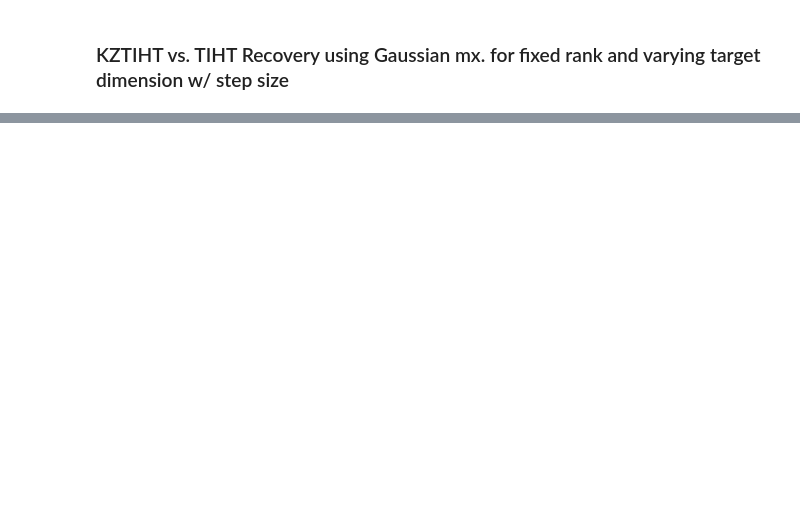
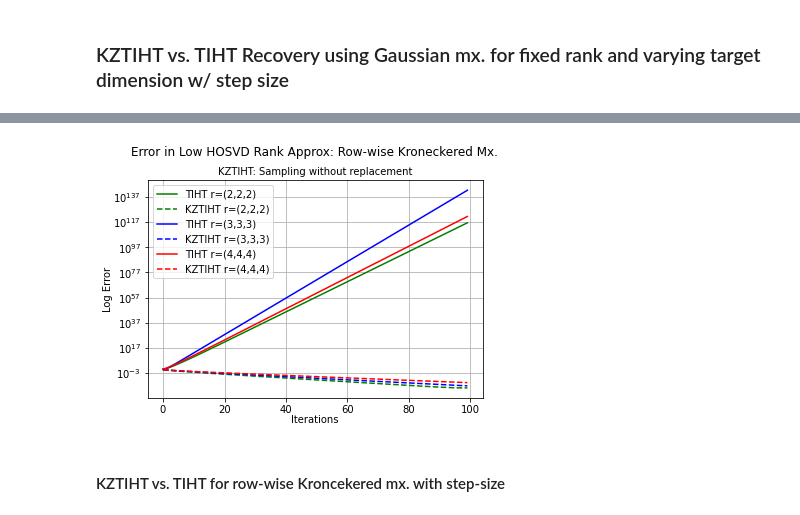
Before and after one commit to shambhavi-suri/Tensor-Recovery, a Jupyter notebook: KZTIHT Convergence Plots.ipynb, the cells around one changed output, grey strips where cells are left out. Saved outputs shown, nothing was run; the diff lists cells and outputs as text; code cells hidden in the pictures; blank space fills up the shorter version.

```diff
--- a/KZTIHT Convergence Plots.ipynb
+++ b/KZTIHT Convergence Plots.ipynb
@@ -303,0 +464,31 @@ data.to_csv('/Users/shambhavi/Desktop/Academic/KZ+IHT/Code/KZTIHT Code Files/Fil
+# %%
+data_1 = pd.read_csv('/Users/shambhavi/Desktop/Academic/KZ+IHT/Code/KZTIHT Code Files/Files/kztiht_rec_kron.csv')
+data_1 = np.array(data_1.drop(data_1.columns[0],axis = 1))
+plt.figure()
+plt.title("", pad = 30, loc = "center")
+
+plt.plot(range(itr), data_1[:,0],  label= "TIHT r=(2,2,2)", color = "green")
+plt.plot(range(itr), data_1[:,1],label= "KZTIHT r=(2,2,2)",linestyle = '--', color = "green")
+
+plt.plot(range(itr), data_1[:,2],  label= "TIHT r=(3,3,3)", color = "blue")
+plt.plot(range(itr), data_1[:,3],label= "KZTIHT r=(3,3,3)",linestyle = '--', color = "blue")
+
+plt.plot(range(itr), data_1[:,4],  label= "TIHT r=(4,4,4)", color = "red")
+plt.plot(range(itr), data_1[:,5],label= "KZTIHT r=(4,4,4)",linestyle = '--', color = "red")
+
+title_string = "Error in Low HOSVD Rank Approx: Row-wise Kroneckered Mx."
+subtitle_string = "KZTIHT: Sampling without replacement"
+
+plt.suptitle(title_string, y=1, x = 0.51, fontsize=12)
+plt.title(subtitle_string, x = 0.5, fontsize=10)
+
+plt.legend()
+plt.yscale("log")
+plt.xlabel(xlabel="Iterations",labelpad = 0)
+plt.ylabel(ylabel="Log Error",labelpad = 0)
+plt.grid()
+plt.savefig('/Users/shambhavi/Desktop/Academic/KZ+IHT/Code/KZTIHT Code Files/Images/KZIHT VS. TIHT_kron.png', dpi=300,  bbox_inches="tight")
+# %% [output]
+[figure, added]
+# %% [markdown]
+#### KZTIHT vs. TIHT for row-wise Kroncekered mx. with step-size
```
Also changed, not shown: parts of 29 cells of this notebook, 34 other files.
